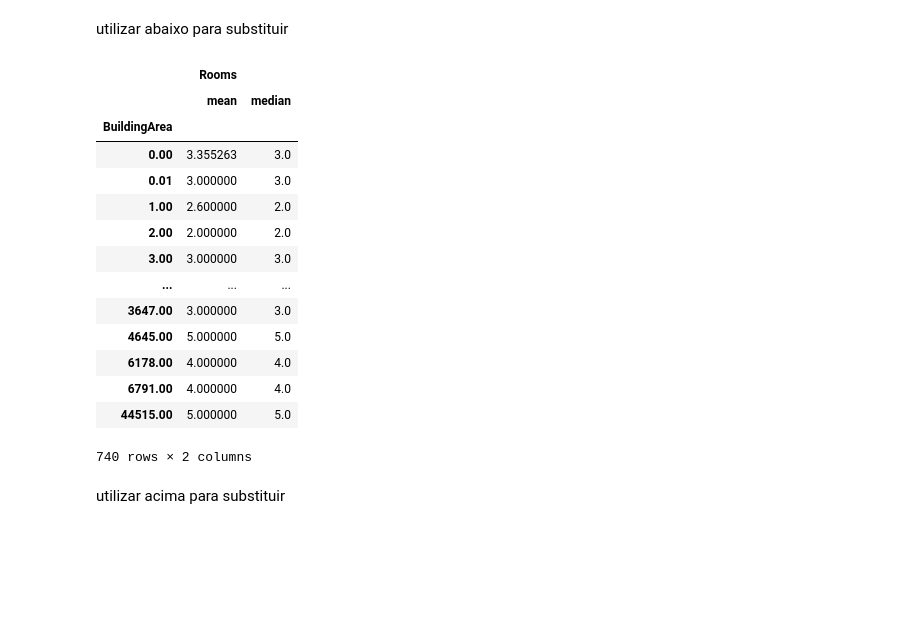
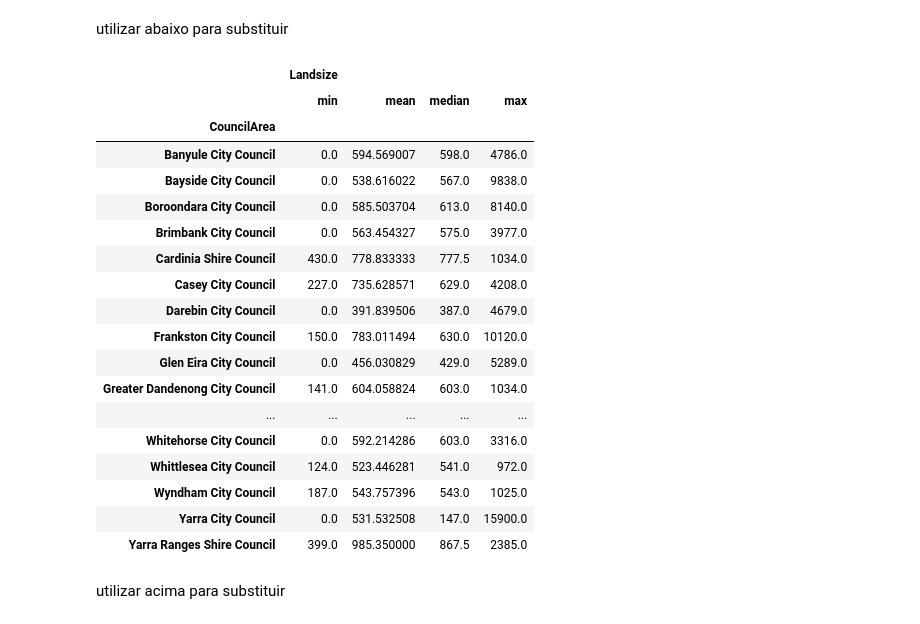
Before and after one commit to Riguini/Melbourne-Housing-Snapshot, a Jupyter notebook: Melbourne_Housing_Dataset.ipynb, the cells around one changed output. Cells and saved outputs as stored; diff of their text form; code cells hidden in the pictures; blank space fills up the shorter version.

```diff
--- a/Melbourne_Housing_Dataset.ipynb
+++ b/Melbourne_Housing_Dataset.ipynb
@@ -494,23 +527,27 @@ df_teste_area.groupby(df["Rooms"]==2).agg({"BuildingArea":['min','mean', 'median
 # %% [markdown]
 utilizar abaixo para substituir
 # %%
-df.groupby("BuildingArea").agg({"Rooms":['mean', 'median',]})
+df_limpo_temporario.groupby("CouncilArea").agg({"Landsize":['min','mean', 'median','max']})
 # %% [output]
-|  | Rooms |  |
-|  | mean | median |
-| BuildingArea |  |  |
-| 0.00 | 3.355263 | 3.0 |
-| 0.01 | 3.000000 | 3.0 |
-| 1.00 | 2.600000 | 2.0 |
-| 2.00 | 2.000000 | 2.0 |
-| 3.00 | 3.000000 | 3.0 |
-| ... | ... | ... |
-| 3647.00 | 3.000000 | 3.0 |
-| 4645.00 | 5.000000 | 5.0 |
-| 6178.00 | 4.000000 | 4.0 |
-| 6791.00 | 4.000000 | 4.0 |
-| 44515.00 | 5.000000 | 5.0 |
+|  | Landsize |  |  |  |
+|  | min | mean | median | max |
+| CouncilArea |  |  |  |  |
+| Banyule City Council | 0.0 | 594.569007 | 598.0 | 4786.0 |
+| Bayside City Council | 0.0 | 538.616022 | 567.0 | 9838.0 |
+| Boroondara City Council | 0.0 | 585.503704 | 613.0 | 8140.0 |
+| Brimbank City Council | 0.0 | 563.454327 | 575.0 | 3977.0 |
+| Cardinia Shire Council | 430.0 | 778.833333 | 777.5 | 1034.0 |
+| Casey City Council | 227.0 | 735.628571 | 629.0 | 4208.0 |
+| Darebin City Council | 0.0 | 391.839506 | 387.0 | 4679.0 |
+| Frankston City Council | 150.0 | 783.011494 | 630.0 | 10120.0 |
+| Glen Eira City Council | 0.0 | 456.030829 | 429.0 | 5289.0 |
+| Greater Dandenong City Council | 141.0 | 604.058824 | 603.0 | 1034.0 |
+| ... | ... | ... | ... | ... |
+| Whitehorse City Council | 0.0 | 592.214286 | 603.0 | 3316.0 |
+| Whittlesea City Council | 124.0 | 523.446281 | 541.0 | 972.0 |
+| Wyndham City Council | 187.0 | 543.757396 | 543.0 | 1025.0 |
+| Yarra City Council | 0.0 | 531.532508 | 147.0 | 15900.0 |
+| Yarra Ranges Shire Council | 399.0 | 985.350000 | 867.5 | 2385.0 |
-740 rows × 2 columns
 # %%
 df.loc[df['Rooms'] == 2, 'BuildingArea'] = df.loc[df['Rooms'] == 2, 'BuildingArea'].fillna(86)
 # %% [markdown]
```
Also changed, not shown: parts of 15 cells of this notebook.
